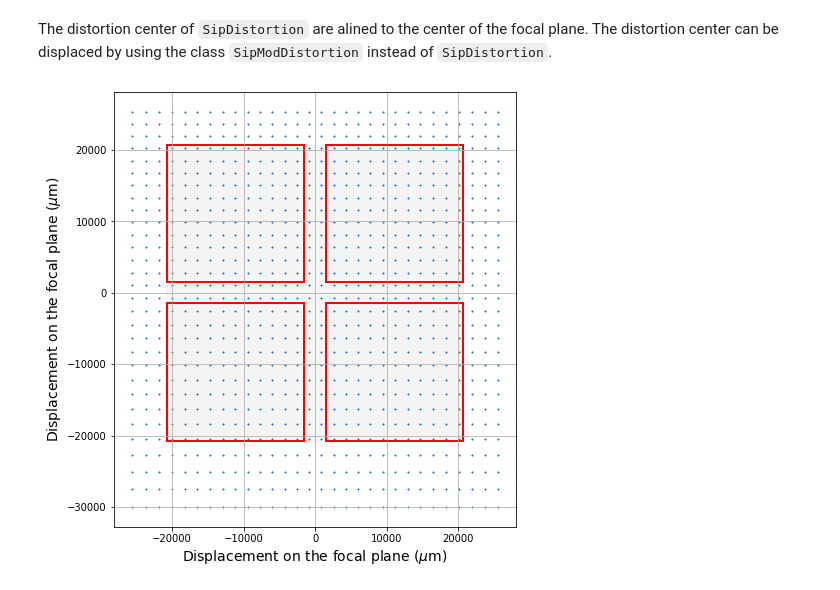
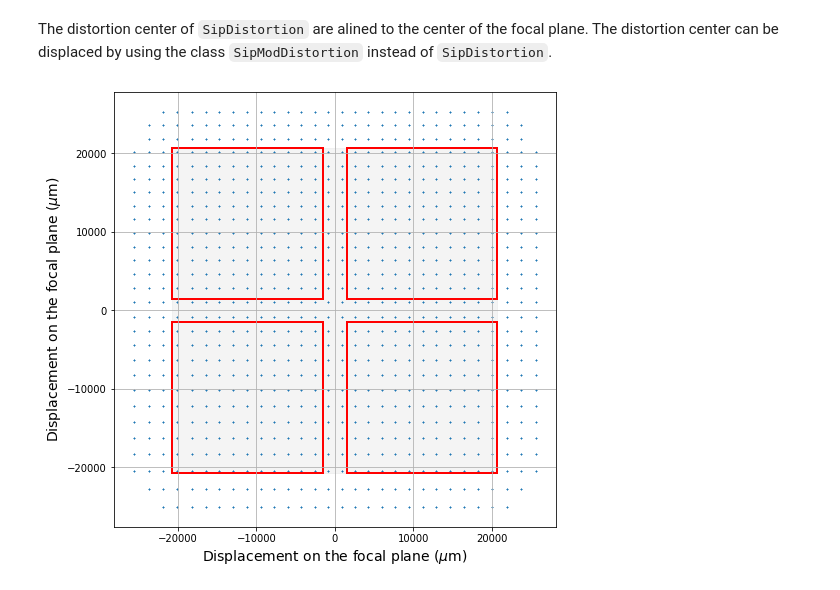
Before and after one commit to JASMINE-Mission/jasmine_warpfield, a Jupyter notebook: notebook/tutorial_08_legendre_distortion_function.ipynb, the cells around one changed output. Saved outputs shown, nothing was run; the diff lists cells and outputs as text; code cells hidden in the pictures.

```diff
--- a/notebook/tutorial_08_legendre_distortion_function.ipynb
+++ b/notebook/tutorial_08_legendre_distortion_function.ipynb
@@ -74,13 +74,12 @@ The distortion center of `SipDistortion` are alined to the center of the focal p
 # %%
 from warpfield.telescope.distortion.legendre import AltLegendreDistortion
 sip_a = np.zeros((6,6))
 sip_b = np.zeros((6,6))
 sip_c = np.array([0,20000])
-sip_a[3        self.center = np.array(self.center).reshape((2,1))
-,0] = -5e2
+sip_a[3,0] = -5e2
 sip_b[0,3] = -5e2
 distortion = AltLegendreDistortion(5, sip_c, sip_a, sip_b)
 jasmine.set_distortion(distortion)
 jasmine.display_focal_plane(src)
 # %% [output]
-[figure, old version]
+[figure, new version]
```
Also changed, not shown: parts of 2 cells of this notebook, 4 other files.
